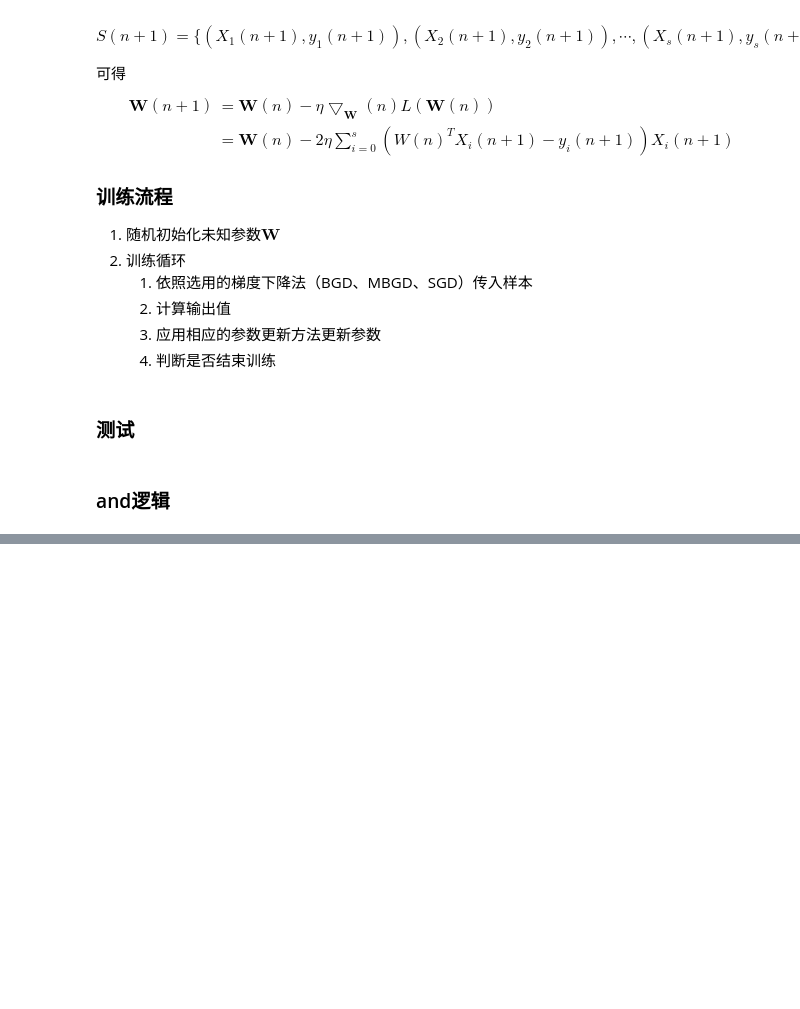
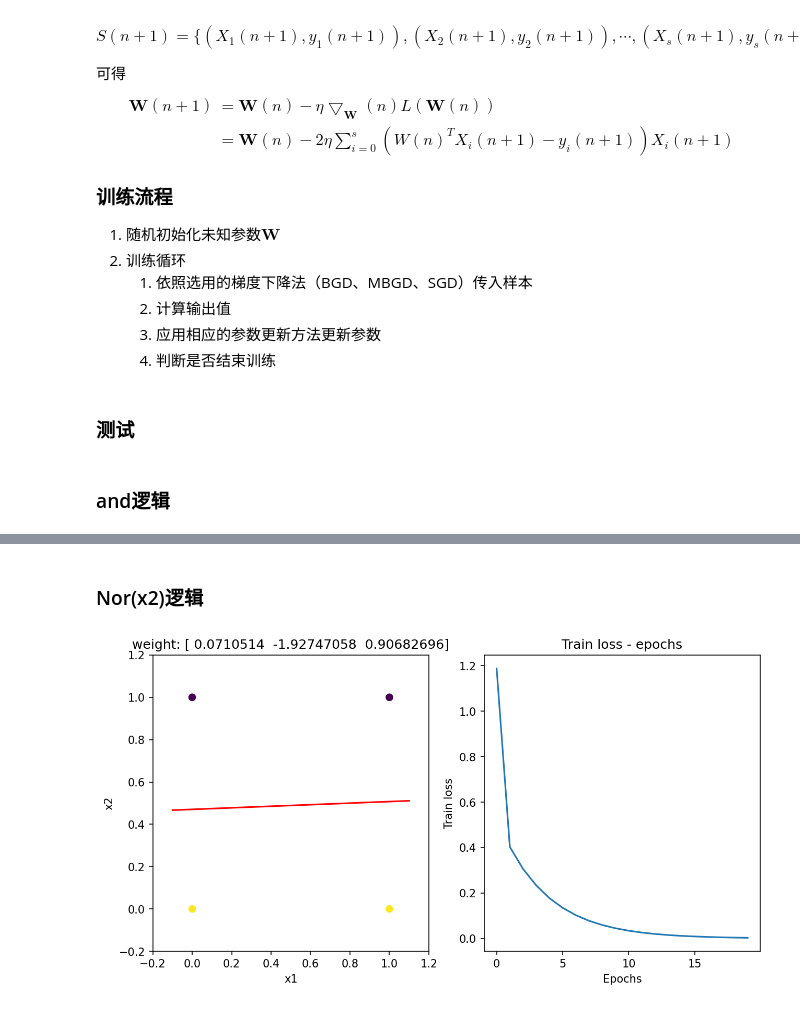
Before and after one commit to koolo233/NeuralNetworks, a Jupyter notebook: Adaline.ipynb, the cells around one changed output, grey strips where cells are left out. Cells and saved outputs as stored; diff of their text form; code cells hidden in the pictures; blank space fills up the shorter version.

```diff
--- a/Adaline.ipynb
+++ b/Adaline.ipynb
@@ -418,0 +562,55 @@ plt.show()
+# %% [markdown]
+### Nor(x2)逻辑
+# %%
+# nor_x2
+
+# 模型
+adaline_model = Adeline(eta=0.1)
+# 数据生成器
+data_creator = DataCreator()
+# 最大训练次数
+max_epoch = 20
+# 获取训练数据
+train_x_all, train_y_all = data_creator.get_nor_data(1)
+
+# 训练方式
+# 可选 BGD、SGD、MBGD
+train_method = "MBGD"
+# batch size
+# 若为BGD，则batch_size为所有训练数据的总和
+# 若为SGD，则batch_size为1
+# 若为MBGD，则batch_size为自定义批大小，大于1小于所有训练数据的总和
+if train_method == "BGD":
+    batch_size = len(train_x_all)
+elif train_method == "MBGD":
+    batch_size = 2
+else:
+    batch_size = 1
+
+# 训练集
+train_dataset = DataSet(train_x_all, train_y_all)
+# 数据加载器
+train_dataloader = DataLoader(train_dataset, batch_size, shuffle=True)
+train_num = len(train_y_all)
+train_loss_list = list()
+
+plt.figure(figsize=(10, 5), dpi=150)
+for epoch in range(max_epoch):
+    train_loss = 0
+    for batch_loop, batch_ in enumerate(train_dataloader):
+        # 读取数据
+        train_x = batch_["inputs"]
+        train_y = batch_["label"]
+
+        # 训练
+        train_loss += adaline_model.train(train_x, train_y)
+
+    train_loss_list.append(train_loss / len(train_dataloader))
+
+    adaline_model.draw(train_x_all, train_y_all, train_loss_list)
+
+adaline_model.draw(train_x_all, train_y_all, train_loss_list)
+adaline_model.create_gif("nor_x2_adaline")
+plt.show()
+# %% [output]
+[figure, added]
```
Also changed, not shown: parts of 19 cells of this notebook, 8 other files.
